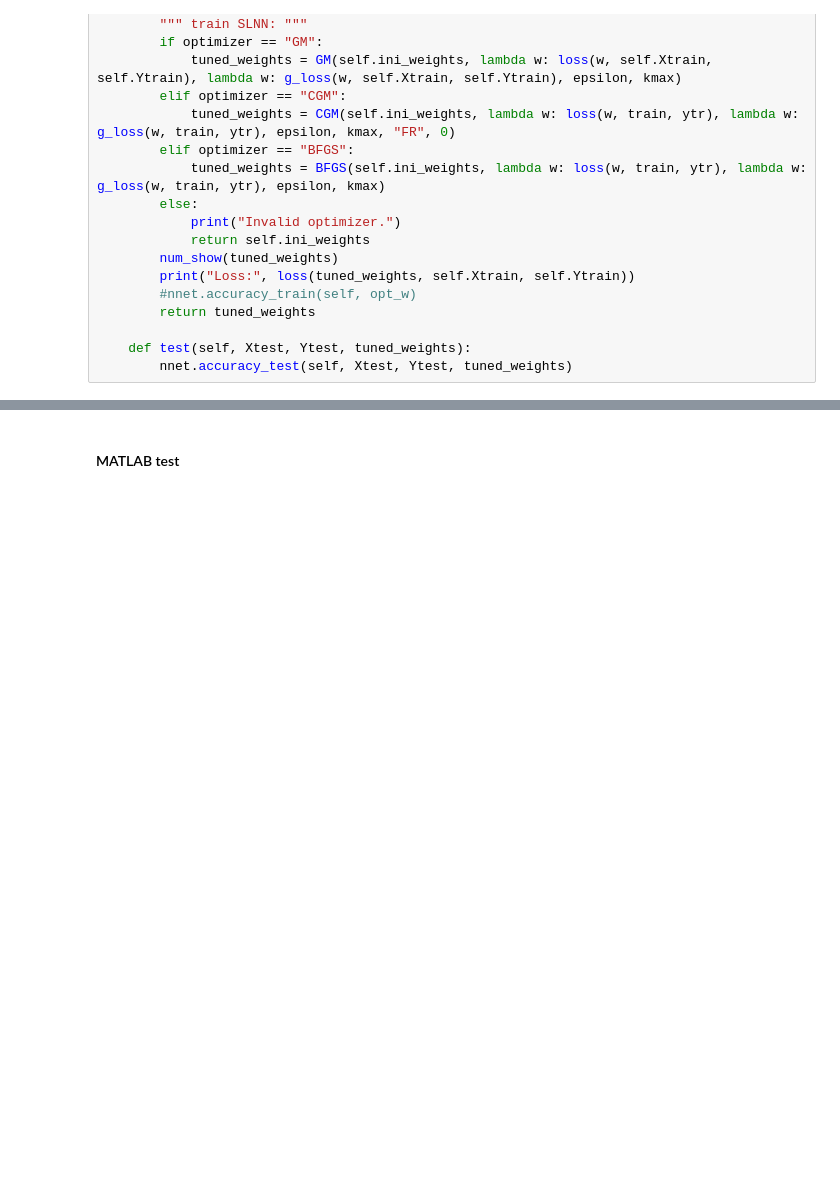
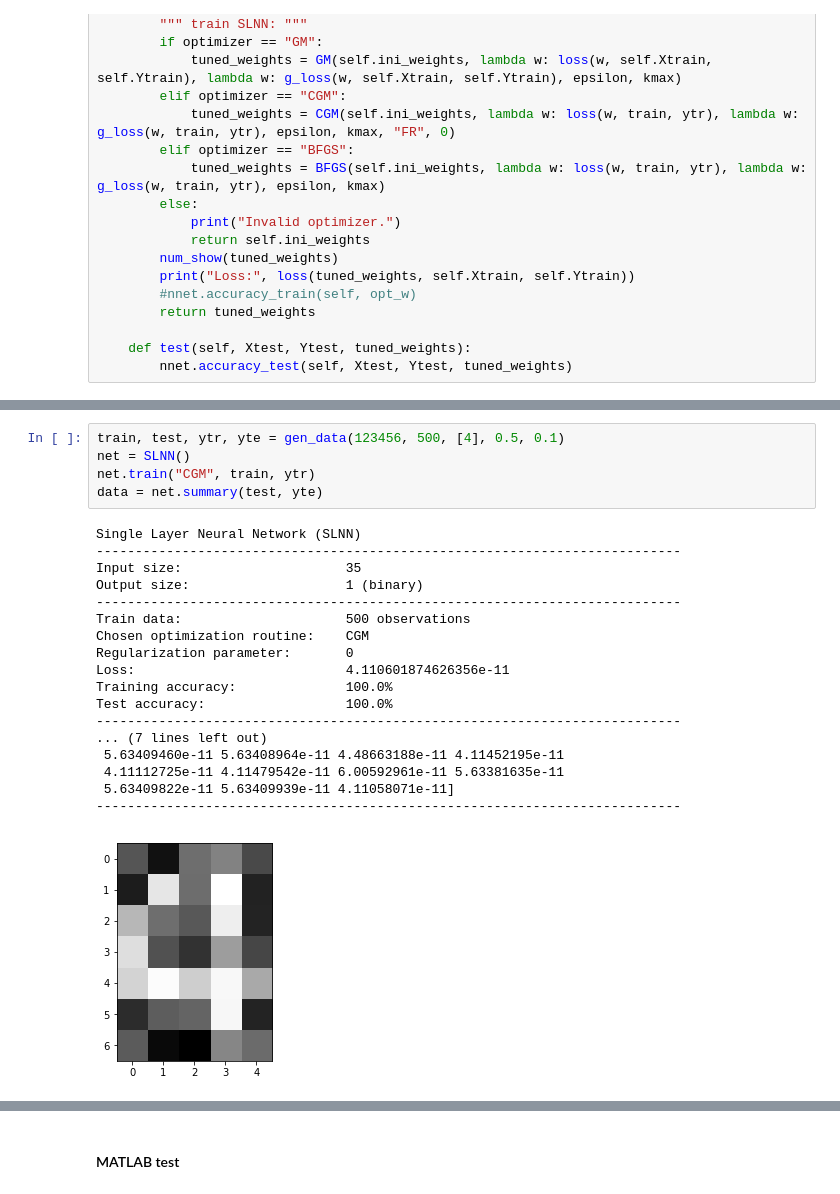
Before and after one commit to margaritageleta/SLNN, a Jupyter notebook: Untitled1.ipynb, the cells around one changed output, grey strips where cells are left out. Saved outputs shown, nothing was run; the diff lists cells and outputs as text; blank space fills up the shorter version.

```diff
--- a/Untitled1.ipynb
+++ b/Untitled1.ipynb
@@ -272,0 +302,24 @@ class SLNN:
+# %%
+train, test, ytr, yte = gen_data(123456, 500, [4], 0.5, 0.1)
+net = SLNN()
+net.train("CGM", train, ytr)
+data = net.summary(test, yte)
+# %% [output]
+Single Layer Neural Network (SLNN)
+---------------------------------------------------------------------------
+Input size:                     35
+Output size:                    1 (binary)
+---------------------------------------------------------------------------
+Train data:                     500 observations
+Chosen optimization routine:    CGM
+Regularization parameter:       0
+Loss:                           4.110601874626356e-11
+Training accuracy:              100.0%
+Test accuracy:                  100.0%
+---------------------------------------------------------------------------
+... (7 lines left out)
+ 5.63409460e-11 5.63408964e-11 4.48663188e-11 4.11452195e-11
+ 4.11112725e-11 4.11479542e-11 6.00592961e-11 5.63381635e-11
+ 5.63409822e-11 5.63409939e-11 4.11058071e-11]
+---------------------------------------------------------------------------
+[figure, added]
```
Also changed, not shown: parts of 18 cells of this notebook, 2 other files.
